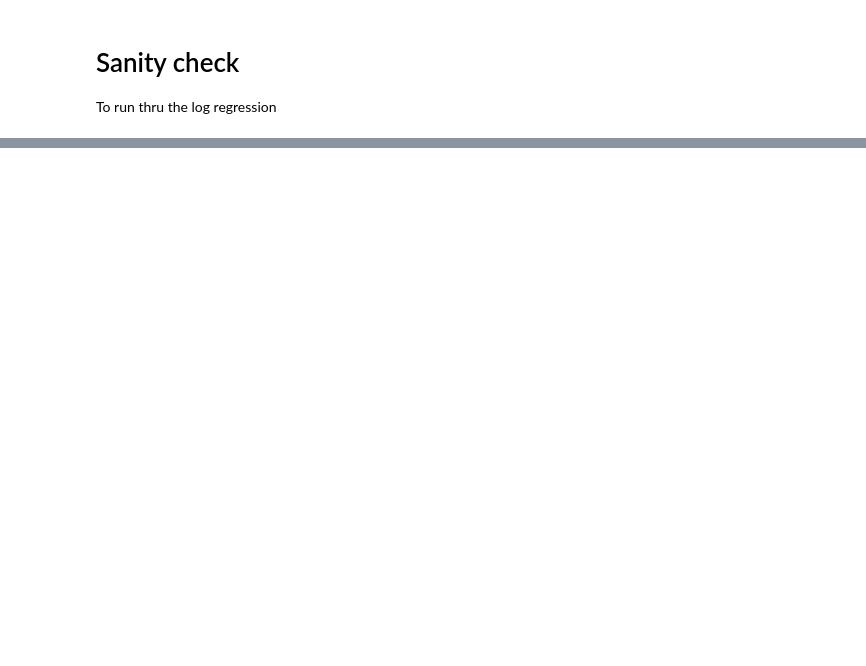
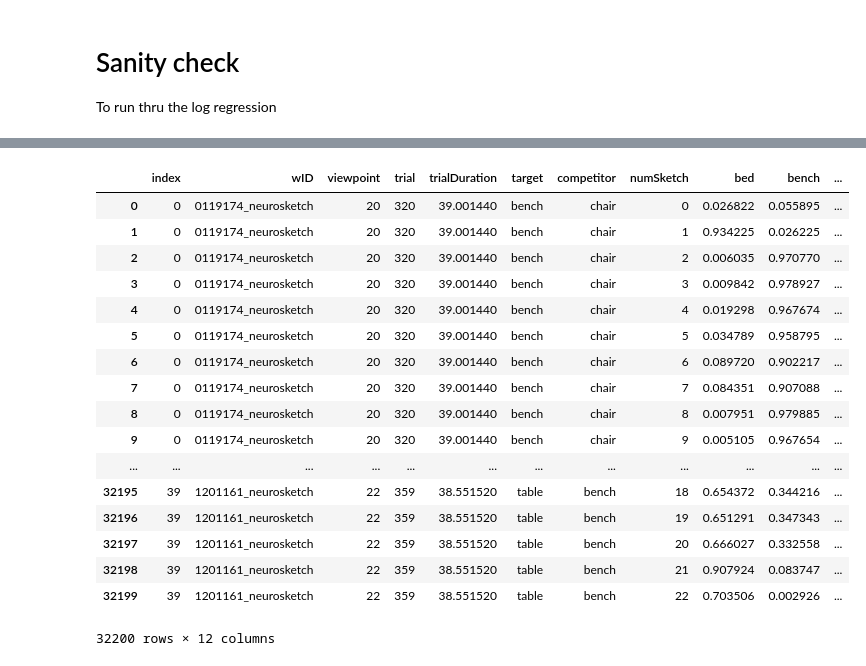
Before and after one commit to judithfan/sketchfeat, a Jupyter notebook: Sketch progression Analysis.ipynb, the cells around one changed output, grey strips where cells are left out. Saved outputs shown, nothing was run; the diff lists cells and outputs as text; code cells hidden in the pictures; blank space fills up the shorter version.

```diff
--- a/Sketch progression Analysis.ipynb
+++ b/Sketch progression Analysis.ipynb
@@ -210,7 +211,7 @@ def get_marg_for_psketch(path_to_test, plot = 0):
      # extract and normalize
     extractor = FeatureExtractor(_test_paths,6)
     X_test, _ = extractor.extract_feature_matrix()
-    _X_test = normalize(X_test, X_train7.mean(), X_train7.std())
+    _X_test = normalize(X_test, train_u, train_std)
     # calculate marginals
     prob = np.squeeze(trained_classifier.predict_proba(_X_test))
 
@@ -289,0 +227,34 @@ plt.legend(trained_classifier.classes_, bbox_to_anchor=(0., 1.02, 1., .102), loc
+# %%
+path_to_psketch = '/home/rslee/partial_sketches/'
+subject_folders = [x[1] for x in os.walk(path_to_psketch)][0]
+# %%
+data = []
+# %%
+
+for folder_name in subject_folders[2:]:
+    subject_path = '/home/rslee/partial_sketches/' + folder_name;
+    sketch_foldersto = [x[0] for x in os.walk(subject_path)][1:]
+    csv_path =  [y for x in os.walk(subject_path)
+          for y in glob(os.path.join(x[0], '*.%s' % 'csv'))][0]
+    df = pd.read_csv(csv_path)
+    df = df.sort_values(['target', 'trial'])
+
+
+    subject_data = []
+
+    for i, f in enumerate(np.sort(sketch_folders)):
+        if i == len(sketch_folders)/2:
+            print('Halfway there')
+
+        metadata = df.loc[df.index[i], ['wID', 'viewpoint', 'trial', 'trialDuration', 'target', 'competitor']]
+
+        md = pd.DataFrame( [metadata,] * 23)
+        md['numSketch'] = np.arange(23)
+        md = md.reset_index()
+        prob_df = pd.DataFrame(get_marg_for_psketch(f),columns = trained_classifier.classes_ );
+
+        subject_data.append(md.join(prob_df))
+
+    data.append(pd.concat(subject_data).reset_index(drop=True))
+
+data = pd.concat(data).reset_index(drop=True)
@@ -289,0 +281,21 @@ plt.legend(trained_classifier.classes_, bbox_to_anchor=(0., 1.02, 1., .102), loc
+# %%
+data
+# %% [output]
+|  | index | wID | viewpoint | trial | trialDuration | target | competitor | numSketch | bed | bench | ... |
+| 0 | 0 | 0119174_neurosketch | 20 | 320 | 39.001440 | bench | chair | 0 | 0.026822 | 0.055895 | ... |
+| 1 | 0 | 0119174_neurosketch | 20 | 320 | 39.001440 | bench | chair | 1 | 0.934225 | 0.026225 | ... |
+| 2 | 0 | 0119174_neurosketch | 20 | 320 | 39.001440 | bench | chair | 2 | 0.006035 | 0.970770 | ... |
+| 3 | 0 | 0119174_neurosketch | 20 | 320 | 39.001440 | bench | chair | 3 | 0.009842 | 0.978927 | ... |
+| 4 | 0 | 0119174_neurosketch | 20 | 320 | 39.001440 | bench | chair | 4 | 0.019298 | 0.967674 | ... |
+| 5 | 0 | 0119174_neurosketch | 20 | 320 | 39.001440 | bench | chair | 5 | 0.034789 | 0.958795 | ... |
+| 6 | 0 | 0119174_neurosketch | 20 | 320 | 39.001440 | bench | chair | 6 | 0.089720 | 0.902217 | ... |
+| 7 | 0 | 0119174_neurosketch | 20 | 320 | 39.001440 | bench | chair | 7 | 0.084351 | 0.907088 | ... |
+| 8 | 0 | 0119174_neurosketch | 20 | 320 | 39.001440 | bench | chair | 8 | 0.007951 | 0.979885 | ... |
+| 9 | 0 | 0119174_neurosketch | 20 | 320 | 39.001440 | bench | chair | 9 | 0.005105 | 0.967654 | ... |
+| ... | ... | ... | ... | ... | ... | ... | ... | ... | ... | ... | ... |
+| 32195 | 39 | 1201161_neurosketch | 22 | 359 | 38.551520 | table | bench | 18 | 0.654372 | 0.344216 | ... |
+| 32196 | 39 | 1201161_neurosketch | 22 | 359 | 38.551520 | table | bench | 19 | 0.651291 | 0.347343 | ... |
+| 32197 | 39 | 1201161_neurosketch | 22 | 359 | 38.551520 | table | bench | 20 | 0.666027 | 0.332558 | ... |
+| 32198 | 39 | 1201161_neurosketch | 22 | 359 | 38.551520 | table | bench | 21 | 0.907924 | 0.083747 | ... |
+| 32199 | 39 | 1201161_neurosketch | 22 | 359 | 38.551520 | table | bench | 22 | 0.703506 | 0.002926 | ... |
+32200 rows × 12 columns
```
Also changed, not shown: parts of 14 cells of this notebook, 2 other files.
